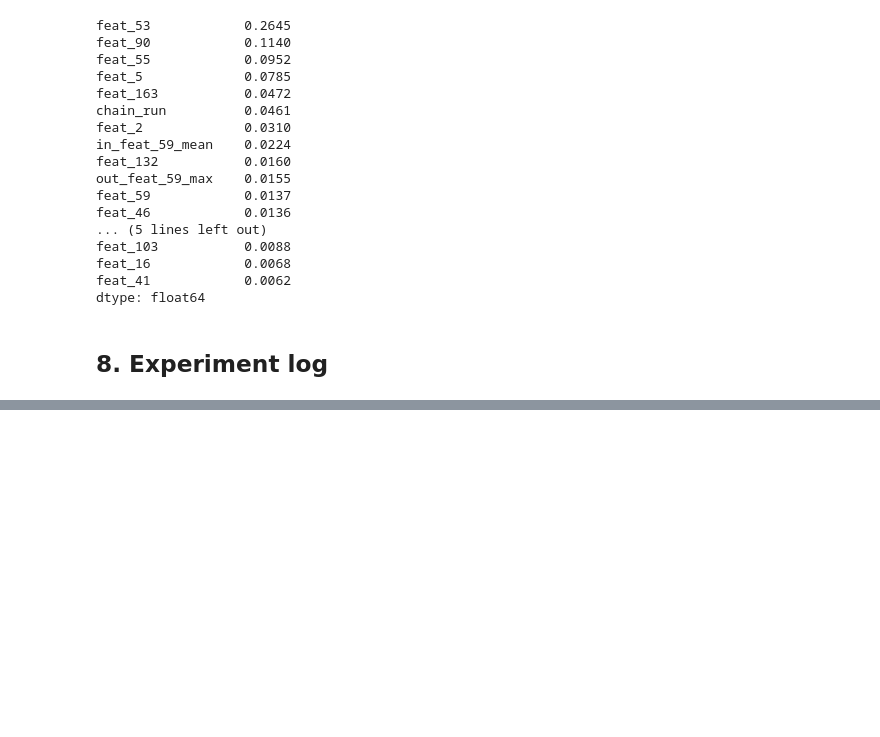
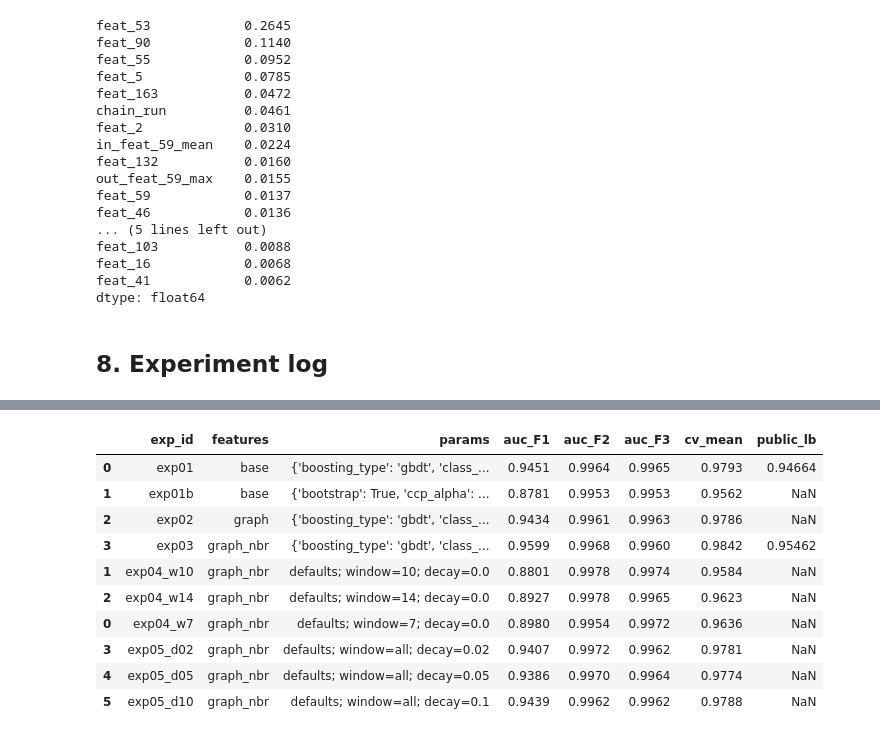
Before and after one commit to tanbeng123/bt4012-e1139091-kaggle-2026, a Jupyter notebook: bt4012_solution.ipynb, the cells around one changed output, grey strips where cells are left out. Saved outputs shown, nothing was run; the diff lists cells and outputs as text; code cells hidden in the pictures; blank space fills up the shorter version.

```diff
--- a/bt4012_solution.ipynb
+++ b/bt4012_solution.ipynb
@@ -338,0 +423,24 @@ log[['exp_id', 'model', 'features', 'auc_F1', 'auc_F2', 'auc_F3', 'cv_mean', 'pu
+# %%
+# log the new configurations (replacing any earlier rows with the same ids)
+new_log = pd.DataFrame([{
+    'exp_id': e, 'model': 'lgbm', 'features': 'graph_nbr', 'seed': SEED,
+    'params': f"defaults; window={r['window']}; decay={r['decay']}",
+    **{f'auc_{f}': round(r[f], 4) for f in FOLDS},
+    'cv_mean': round(r['mean'], 4), 'cv_min': round(r['min'], 4),
+} for e, r in win.drop(index='exp03').iterrows()])
+log = pd.read_csv(LOG)
+log = pd.concat([log[~log.exp_id.isin(new_log.exp_id)], new_log]).sort_values('exp_id')
+log.to_csv(LOG, index=False)
+log[['exp_id', 'features', 'params', 'auc_F1', 'auc_F2', 'auc_F3', 'cv_mean', 'public_lb']]
+# %% [output]
+|  | exp_id | features | params | auc_F1 | auc_F2 | auc_F3 | cv_mean | public_lb |
+| 0 | exp01 | base | {'boosting_type': 'gbdt', 'class_... | 0.9451 | 0.9964 | 0.9965 | 0.9793 | 0.94664 |
+| 1 | exp01b | base | {'bootstrap': True, 'ccp_alpha': ... | 0.8781 | 0.9953 | 0.9953 | 0.9562 | NaN |
+| 2 | exp02 | graph | {'boosting_type': 'gbdt', 'class_... | 0.9434 | 0.9961 | 0.9963 | 0.9786 | NaN |
+| 3 | exp03 | graph_nbr | {'boosting_type': 'gbdt', 'class_... | 0.9599 | 0.9968 | 0.9960 | 0.9842 | 0.95462 |
+| 1 | exp04_w10 | graph_nbr | defaults; window=10; decay=0.0 | 0.8801 | 0.9978 | 0.9974 | 0.9584 | NaN |
+| 2 | exp04_w14 | graph_nbr | defaults; window=14; decay=0.0 | 0.8927 | 0.9978 | 0.9965 | 0.9623 | NaN |
+| 0 | exp04_w7 | graph_nbr | defaults; window=7; decay=0.0 | 0.8980 | 0.9954 | 0.9972 | 0.9636 | NaN |
+| 3 | exp05_d02 | graph_nbr | defaults; window=all; decay=0.02 | 0.9407 | 0.9972 | 0.9962 | 0.9781 | NaN |
+| 4 | exp05_d05 | graph_nbr | defaults; window=all; decay=0.05 | 0.9386 | 0.9970 | 0.9964 | 0.9774 | NaN |
+| 5 | exp05_d10 | graph_nbr | defaults; window=all; decay=0.1 | 0.9439 | 0.9962 | 0.9962 | 0.9788 | NaN |
```
Also changed, not shown: parts of 6 cells of this notebook, 1 other file.
